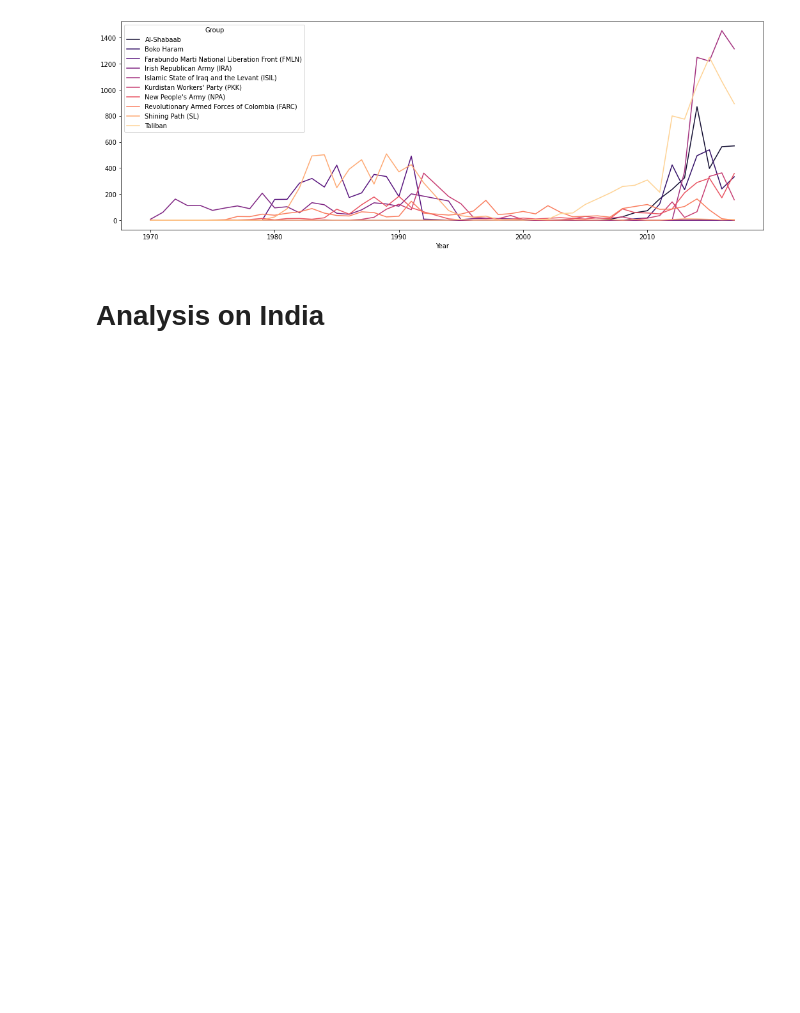
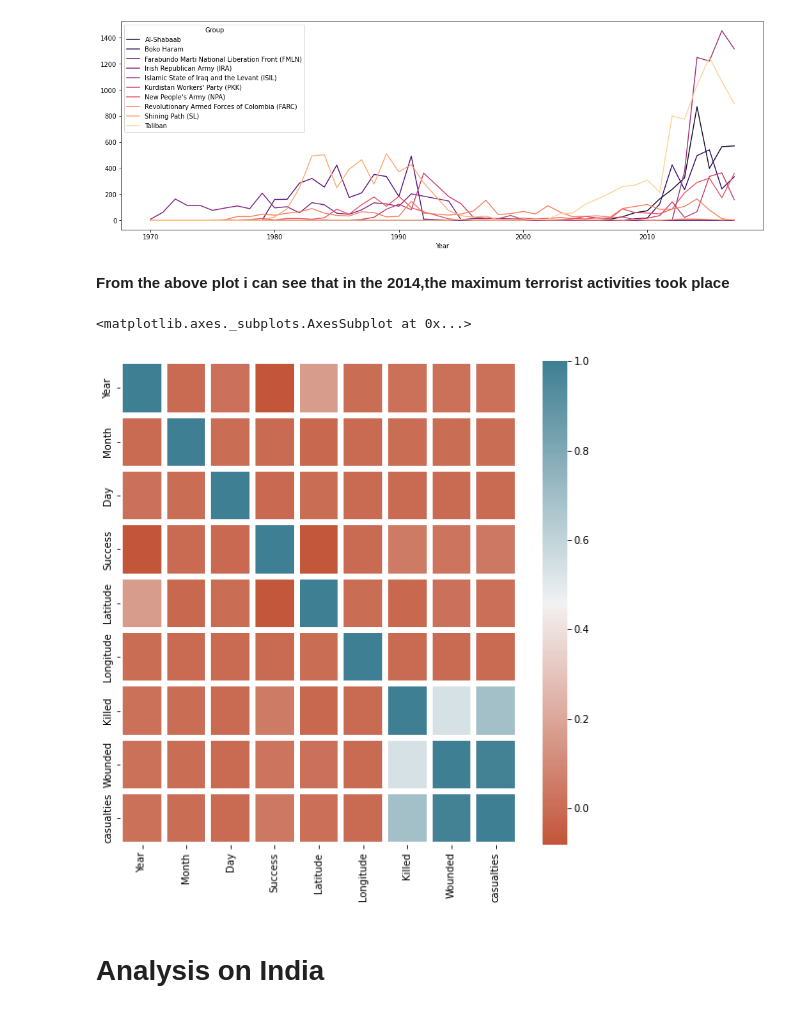
Before and after one commit to rohitrv8922/global-terrorism-analysis, a Jupyter notebook: Rohit_Verma_(_Global_Terrorism_Analysis_EDA_Capstone_Project).ipynb, the cells around one changed output. Saved outputs shown, nothing was run; the diff lists cells and outputs as text; code cells hidden in the pictures; blank space fills up the shorter version.

```diff
--- a/Rohit_Verma_(_Global_Terrorism_Analysis_EDA_Capstone_Project).ipynb
+++ b/Rohit_Verma_(_Global_Terrorism_Analysis_EDA_Capstone_Project).ipynb
@@ -480,6 +494,14 @@ fig.set_size_inches(18,6)
 plt.show()
 # %% [output]
 [figure]
+# %% [markdown]
+**From the above plot i can see that in the 2014,the maximum terrorist activities took place**
+# %%
+f,ax=plt.subplots(figsize=(9,9))
+sns.heatmap(terror_data.corr(),annot=False,linewidths=5,fmt='1f=',cmap=sns.diverging_palette(20,220,n=220),ax=ax)
+# %% [output]
+<matplotlib.axes._subplots.AxesSubplot at 0x...>
+[figure, added]
 # %% [markdown]
 # Analysis on India
 # %%
```
Also changed, not shown: parts of 7 cells of this notebook.
